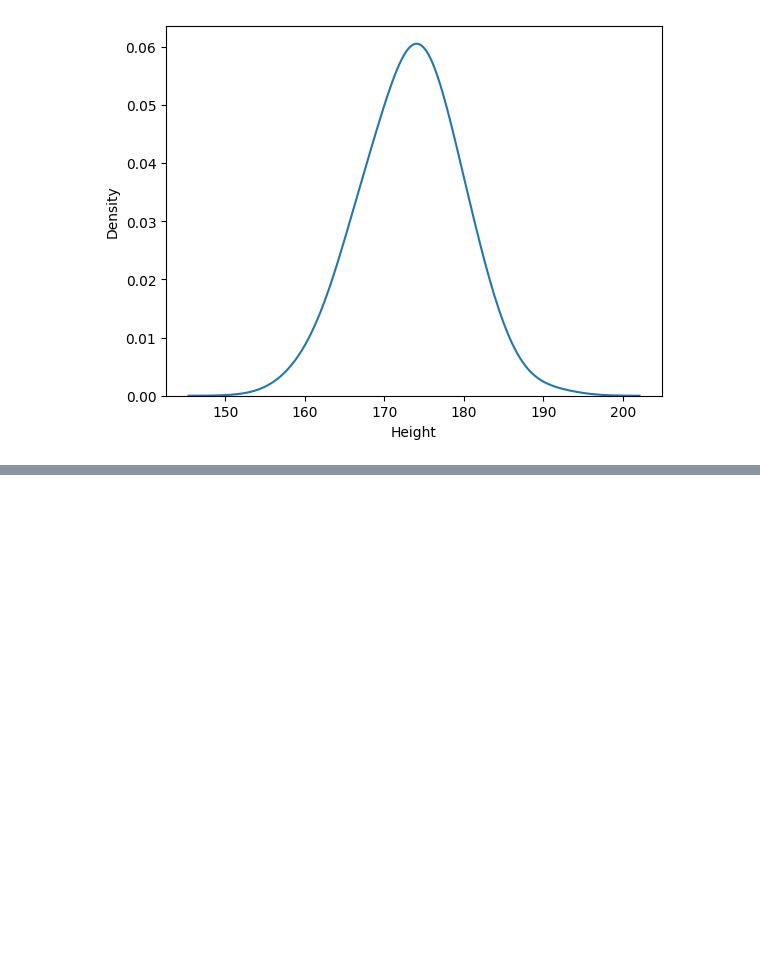
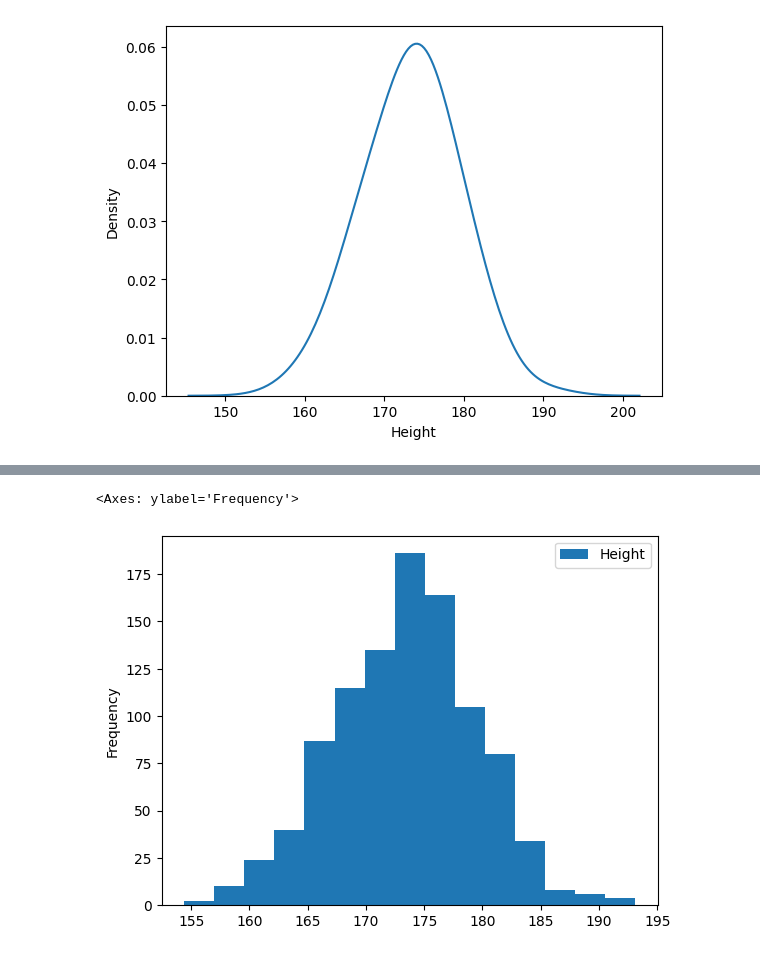
Before and after one commit to dlsdud9098/pandas_test, a Jupyter notebook: seaborn_test.ipynb, the cells around one changed output, grey strips where cells are left out. Drawn from its saved outputs; the diff is of its cells as text; code cells hidden in the pictures; blank space fills up the shorter version.

```diff
--- a/seaborn_test.ipynb
+++ b/seaborn_test.ipynb
@@ -84,3 +85,6 @@ and update your code. This will become an error in seaborn v0.14.0.
   sns.kdeplot(df['Height'], bw=0.5)
 <Axes: xlabel='Height', ylabel='Density'>
 [figure]
+# %%
+df = pd.read_csv('./file_data/body.csv', index_col=0)
+df.head()
@@ -86,0 +99,5 @@ and update your code. This will become an error in seaborn v0.14.0.
+# %%
+df.plot(kind='hist', y='Height', bins=15)
+# %% [output]
+<Axes: ylabel='Frequency'>
+[figure, added]
```
Also changed, not shown: parts of 18 cells of this notebook, 10 other files.
